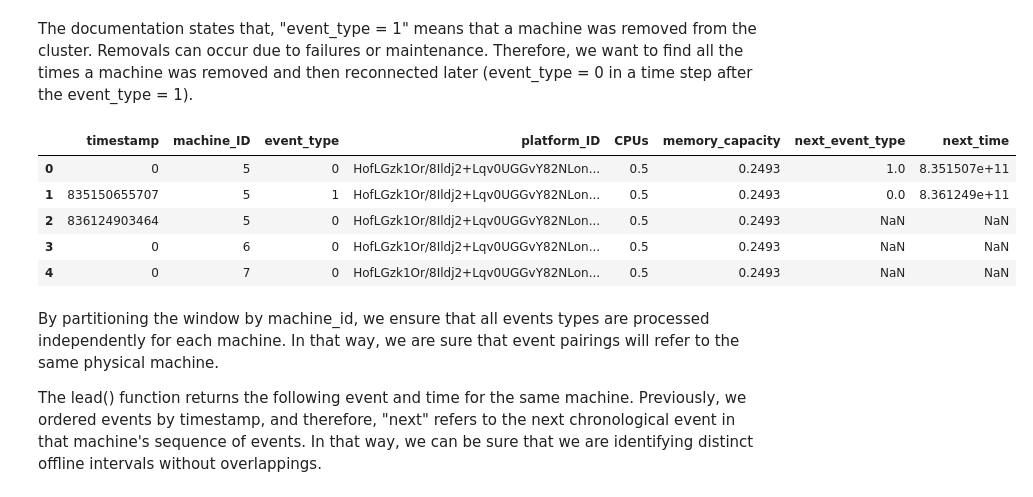
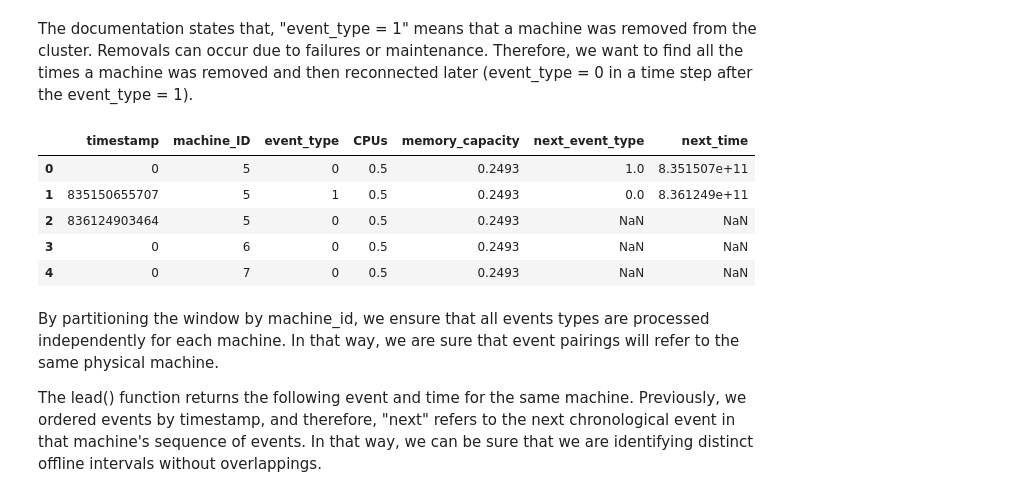
Before and after one commit to len-rtz/LDMS-google-traces-spark, a Jupyter notebook: google_cluster_analysis.ipynb, the cells around one changed output. Saved outputs shown, nothing was run; the diff lists cells and outputs as text; code cells hidden in the pictures.

```diff
--- a/google_cluster_analysis.ipynb
+++ b/google_cluster_analysis.ipynb
@@ -6,11 +6,11 @@ import os
 from pyspark.sql import functions as F
 import matplotlib.pyplot as plt
 
-DATA_DIR_L =  ""
-DATA_DIR = DATA_DIR_L
+# DATA_DIR_L =  ""
+# DATA_DIR = DATA_DIR_L
 
-# DATA_DIR_M = "/home/masa/Downloads/google-cloud-sdk/our_data"
-# DATA_DIR = DATA_DIR_M
+DATA_DIR_M = "/home/masa/Downloads/google-cloud-sdk/our_data"
+DATA_DIR = DATA_DIR_M
 # %%
 # We use spark session in order to use DataFrames
 ss = SparkSession.builder \
@@ -124,17 +124,19 @@ from pyspark.sql import Window
 # %%
 window = Window.partitionBy("machine_ID").orderBy("timestamp")
 
 df_next = df_machines.withColumn("next_event_type", F.lead("event_type").over(window))
 df_next = df_next.withColumn("next_time", F.lead("timestamp").over(window))
 
+# drop unecessary columns
+df_next = df_next.drop("platform_ID")
 df_next.limit(5).toPandas()
 # %% [output]
-|  | timestamp | machine_ID | event_type | platform_ID | CPUs | memory_capacity | next_event_type | next_time |
-| 0 | 0 | 5 | 0 | HofLGzk1Or/8Ildj2+Lqv0UGGvY82NLon... | 0.5 | 0.2493 | 1.0 | 8.351507e+11 |
-| 1 | 835150655707 | 5 | 1 | HofLGzk1Or/8Ildj2+Lqv0UGGvY82NLon... | 0.5 | 0.2493 | 0.0 | 8.361249e+11 |
-| 2 | 836124903464 | 5 | 0 | HofLGzk1Or/8Ildj2+Lqv0UGGvY82NLon... | 0.5 | 0.2493 | NaN | NaN |
-| 3 | 0 | 6 | 0 | HofLGzk1Or/8Ildj2+Lqv0UGGvY82NLon... | 0.5 | 0.2493 | NaN | NaN |
-| 4 | 0 | 7 | 0 | HofLGzk1Or/8Ildj2+Lqv0UGGvY82NLon... | 0.5 | 0.2493 | NaN | NaN |
+|  | timestamp | machine_ID | event_type | CPUs | memory_capacity | next_event_type | next_time |
+| 0 | 0 | 5 | 0 | 0.5 | 0.2493 | 1.0 | 8.351507e+11 |
+| 1 | 835150655707 | 5 | 1 | 0.5 | 0.2493 | 0.0 | 8.361249e+11 |
+| 2 | 836124903464 | 5 | 0 | 0.5 | 0.2493 | NaN | NaN |
+| 3 | 0 | 6 | 0 | 0.5 | 0.2493 | NaN | NaN |
+| 4 | 0 | 7 | 0 | 0.5 | 0.2493 | NaN | NaN |
 # %% [markdown]
 By partitioning the window by machine_id, we ensure that all events types are processed independently for each machine. In that way, we are sure that event pairings will refer to the same physical machine.
 
```
Also changed, not shown: parts of 21 cells of this notebook, 1 other file.
